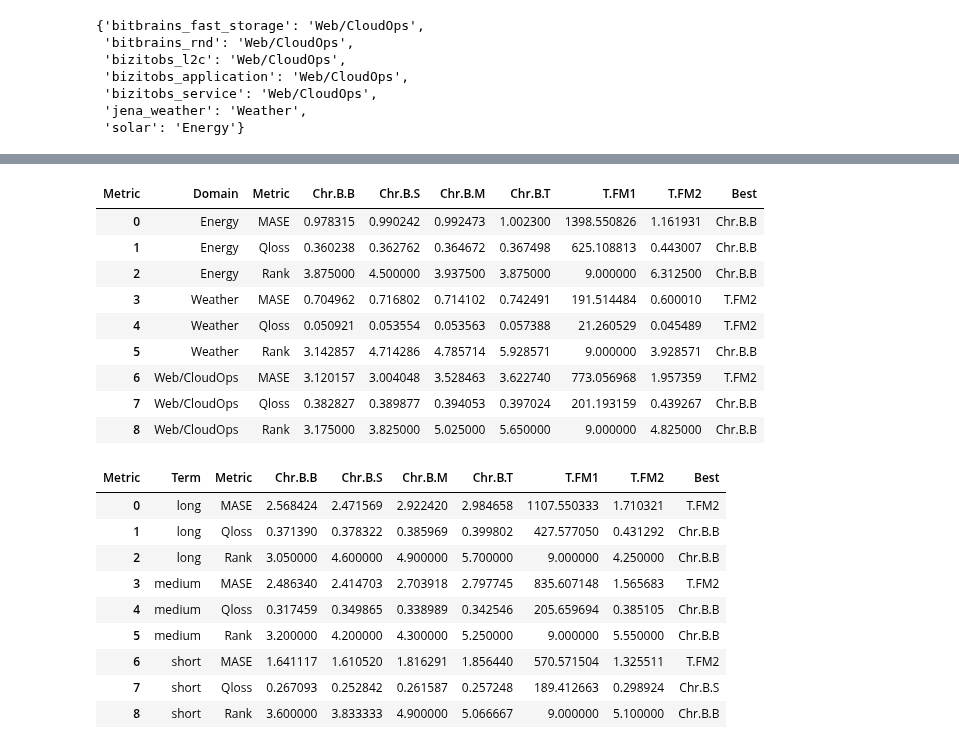
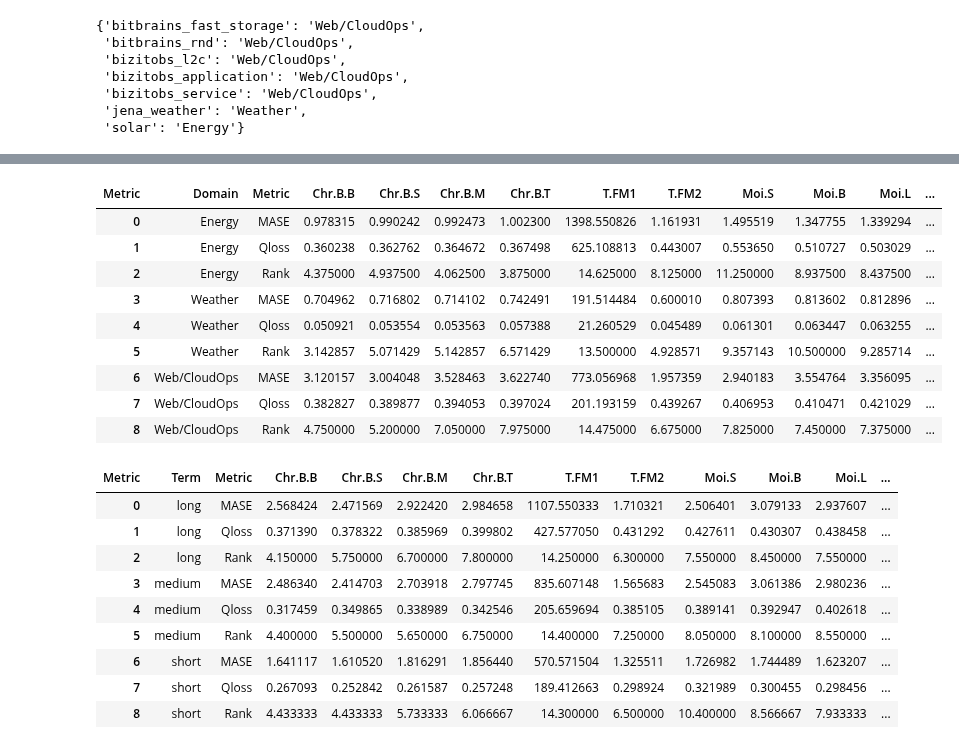
Before and after one commit to GiuliaGhisolfi/TSFM-ZeroShotEval, a Jupyter notebook: src/04_results.ipynb, the cells around one changed output, grey strips where cells are left out. Saved outputs shown, nothing was run; the diff lists cells and outputs as text; code cells hidden in the pictures.

```diff
--- a/src/04_results.ipynb
+++ b/src/04_results.ipynb
@@ -37,7 +49,7 @@ timesfm2_df = path_to_df(timesfm2_path)
 # %%
 # dataset with Mase
 all_df = pd.concat([chronos_base_df, chronos_small_df, chronos_mini_df, chronos_tiny_df,
-    timesfm1_df, timesfm2_df], ignore_index=True)
+    timesfm1_df, timesfm2_df,moirai_small_df, moirai_base_df, moirai_large_df, moirai_moe_small_df], ignore_index=True)
 
 all_df["MASE"] = pd.to_numeric(all_df["MASE"], errors="coerce")
 all_df["rank_MASE"] = all_df.groupby(["dataset"])["MASE"].rank(method="min")
@@ -128,7 +146,12 @@ def create_dataset_df(df, dataset_name):
                                             "chronos-bolt-mini": "Chr.B.M",
                                             "chronos_bolt_tiny": "Chr.B.T",
                                             "timesfm1": "T.FM1",
-                                            "timesfm2": "T.FM2"})
+                                            "timesfm2": "T.FM2",
+                                            "morai_small": "Moi.S",
+                                            "morai_base": "Moi.B",
+                                            "morai_large": "Moi.L",
+                                            "morai_moe_small": "Moi.M.S",
+                                            })
     dataset_df["Best"] = dataset_df.idxmin(axis=1) # add columns best
     return dataset_df
 
@@ -146,8 +169,10 @@ for name in dataset_names:
     dataset_df["dataset, frequency, term"] = name.replace("/", ", ")
 
     dataset_df = dataset_df.reset_index()
+    if "Moi.M.S" not in dataset_df.columns:
+        dataset_df["Moi.M.S"] = None
     dataset_df = dataset_df[["dataset, frequency, term", "index", "Chr.B.B", "Chr.B.S", "Chr.B.M",
-        "Chr.B.T", "T.FM1", "T.FM2", "Best"]]
+        "Chr.B.T", "T.FM1", "T.FM2", "Moi.S", "Moi.B", "Moi.L", "Moi.M.S", "Best"]]
     dataset_df = dataset_df.rename(columns={"index": "Metric"})
     dataset_df = dataset_df.rename_axis(index=" ")
 
@@ -218,7 +243,8 @@ final_df["Frequency"] = final_df["dataset, frequency, term"].apply(
     lambda x: x.split(", ")[1] if len(x.split(", ")) > 1 else "Unknown")
 
 final_df = final_df[["Dataset", "Domain", "Term", "Frequency", "Metric",
-    "Chr.B.B", "Chr.B.S", "Chr.B.M", "Chr.B.T", "T.FM1", "T.FM2", "Best"]]
+    "Chr.B.B", "Chr.B.S", "Chr.B.M", "Chr.B.T", "T.FM1", "T.FM2",
+    "Moi.S", "Moi.B", "Moi.L", "Moi.M.S", "Best"]]
 final_df
 # %% [output]
 | Metric | Dataset | Domain | Term | Frequency | Metric | Chr.B.B | Chr.B.S | Chr.B.M | Chr.B.T | T.FM1 | T.FM2 | ... |
@@ -237,26 +263,31 @@ final_df
 # %%
 domain_results = final_df.groupby(["Domain", "Metric"]).agg({
     "Chr.B.B": "mean",
     "Chr.B.S": "mean",
     "Chr.B.M": "mean",
     "Chr.B.T": "mean",
     "T.FM1": "mean",
-    "T.FM2": "mean"
+    "T.FM2": "mean",
+    "Moi.S": "mean",
+    "Moi.B": "mean",
+    "Moi.L": "mean",
+    "Moi.M.S": "mean",
 }).reset_index()
-domain_results["Best"] = domain_results[["Chr.B.B", "Chr.B.S", "Chr.B.M", "Chr.B.T", "T.FM1", "T.FM2"]].idxmin(axis=1)
+domain_results["Best"] = domain_results[["Chr.B.B", "Chr.B.S", "Chr.B.M", "Chr.B.T", "T.FM1", "T.FM2",
+    "Moi.S", "Moi.B", "Moi.L", "Moi.M.S",]].idxmin(axis=1)
 
 domain_results
 # %% [output]
-| Metric | Domain | Metric | Chr.B.B | Chr.B.S | Chr.B.M | Chr.B.T | T.FM1 | T.FM2 | Best |
-| 0 | Energy | MASE | 0.978315 | 0.990242 | 0.992473 | 1.002300 | 1398.550826 | 1.161931 | Chr.B.B |
-| 1 | Energy | Qloss | 0.360238 | 0.362762 | 0.364672 | 0.367498 | 625.108813 | 0.443007 | Chr.B.B |
-| 2 | Energy | Rank | 3.875000 | 4.500000 | 3.937500 | 3.875000 | 9.000000 | 6.312500 | Chr.B.B |
-| 3 | Weather | MASE | 0.704962 | 0.716802 | 0.714102 | 0.742491 | 191.514484 | 0.600010 | T.FM2 |
-| 4 | Weather | Qloss | 0.050921 | 0.053554 | 0.053563 | 0.057388 | 21.260529 | 0.045489 | T.FM2 |
-| 5 | Weather | Rank | 3.142857 | 4.714286 | 4.785714 | 5.928571 | 9.000000 | 3.928571 | Chr.B.B |
-| 6 | Web/CloudOps | MASE | 3.120157 | 3.004048 | 3.528463 | 3.622740 | 773.056968 | 1.957359 | T.FM2 |
-| 7 | Web/CloudOps | Qloss | 0.382827 | 0.389877 | 0.394053 | 0.397024 | 201.193159 | 0.439267 | Chr.B.B |
-| 8 | Web/CloudOps | Rank | 3.175000 | 3.825000 | 5.025000 | 5.650000 | 9.000000 | 4.825000 | Chr.B.B |
+| Metric | Domain | Metric | Chr.B.B | Chr.B.S | Chr.B.M | Chr.B.T | T.FM1 | T.FM2 | Moi.S | Moi.B | Moi.L | ... |
+| 0 | Energy | MASE | 0.978315 | 0.990242 | 0.992473 | 1.002300 | 1398.550826 | 1.161931 | 1.495519 | 1.347755 | 1.339294 | ... |
+| 1 | Energy | Qloss | 0.360238 | 0.362762 | 0.364672 | 0.367498 | 625.108813 | 0.443007 | 0.553650 | 0.510727 | 0.503029 | ... |
+| 2 | Energy | Rank | 4.375000 | 4.937500 | 4.062500 | 3.875000 | 14.625000 | 8.125000 | 11.250000 | 8.937500 | 8.437500 | ... |
+| 3 | Weather | MASE | 0.704962 | 0.716802 | 0.714102 | 0.742491 | 191.514484 | 0.600010 | 0.807393 | 0.813602 | 0.812896 | ... |
+| 4 | Weather | Qloss | 0.050921 | 0.053554 | 0.053563 | 0.057388 | 21.260529 | 0.045489 | 0.061301 | 0.063447 | 0.063255 | ... |
+| 5 | Weather | Rank | 3.142857 | 5.071429 | 5.142857 | 6.571429 | 13.500000 | 4.928571 | 9.357143 | 10.500000 | 9.285714 | ... |
+| 6 | Web/CloudOps | MASE | 3.120157 | 3.004048 | 3.528463 | 3.622740 | 773.056968 | 1.957359 | 2.940183 | 3.554764 | 3.356095 | ... |
+| 7 | Web/CloudOps | Qloss | 0.382827 | 0.389877 | 0.394053 | 0.397024 | 201.193159 | 0.439267 | 0.406953 | 0.410471 | 0.421029 | ... |
+| 8 | Web/CloudOps | Rank | 4.750000 | 5.200000 | 7.050000 | 7.975000 | 14.475000 | 6.675000 | 7.825000 | 7.450000 | 7.375000 | ... |
 # %%
 term_results = final_df.groupby(["Term", "Metric"]).agg({
     "Chr.B.B": "mean",
@@ -264,22 +295,27 @@ term_results = final_df.groupby(["Term", "Metric"]).agg({
     "Chr.B.M": "mean",
     "Chr.B.T": "mean",
     "T.FM1": "mean",
-    "T.FM2": "mean"
+    "T.FM2": "mean",
+    "Moi.S": "mean",
+    "Moi.B": "mean",
+    "Moi.L": "mean",
+    "Moi.M.S": "mean",
 }).reset_index()
-term_results["Best"] = term_results[["Chr.B.B", "Chr.B.S", "Chr.B.M", "Chr.B.T", "T.FM1", "T.FM2"]].idxmin(axis=1)
+term_results["Best"] = term_results[["Chr.B.B", "Chr.B.S", "Chr.B.M", "Chr.B.T", "T.FM1", "T.FM2",
+    "Moi.S", "Moi.B", "Moi.L", "Moi.M.S",]].idxmin(axis=1)
 
 term_results
 # %% [output]
-| Metric | Term | Metric | Chr.B.B | Chr.B.S | Chr.B.M | Chr.B.T | T.FM1 | T.FM2 | Best |
-| 0 | long | MASE | 2.568424 | 2.471569 | 2.922420 | 2.984658 | 1107.550333 | 1.710321 | T.FM2 |
-| 1 | long | Qloss | 0.371390 | 0.378322 | 0.385969 | 0.399802 | 427.577050 | 0.431292 | Chr.B.B |
-| 2 | long | Rank | 3.050000 | 4.600000 | 4.900000 | 5.700000 | 9.000000 | 4.250000 | Chr.B.B |
-| 3 | medium | MASE | 2.486340 | 2.414703 | 2.703918 | 2.797745 | 835.607148 | 1.565683 | T.FM2 |
-| 4 | medium | Qloss | 0.317459 | 0.349865 | 0.338989 | 0.342546 | 205.659694 | 0.385105 | Chr.B.B |
-| 5 | medium | Rank | 3.200000 | 4.200000 | 4.300000 | 5.250000 | 9.000000 | 5.550000 | Chr.B.B |
-| 6 | short | MASE | 1.641117 | 1.610520 | 1.816291 | 1.856440 | 570.571504 | 1.325511 | T.FM2 |
-| 7 | short | Qloss | 0.267093 | 0.252842 | 0.261587 | 0.257248 | 189.412663 | 0.298924 | Chr.B.S |
-| 8 | short | Rank | 3.600000 | 3.833333 | 4.900000 | 5.066667 | 9.000000 | 5.100000 | Chr.B.B |
+| Metric | Term | Metric | Chr.B.B | Chr.B.S | Chr.B.M | Chr.B.T | T.FM1 | T.FM2 | Moi.S | Moi.B | Moi.L | ... |
+| 0 | long | MASE | 2.568424 | 2.471569 | 2.922420 | 2.984658 | 1107.550333 | 1.710321 | 2.506401 | 3.079133 | 2.937607 | ... |
+| 1 | long | Qloss | 0.371390 | 0.378322 | 0.385969 | 0.399802 | 427.577050 | 0.431292 | 0.427611 | 0.430307 | 0.438458 | ... |
+| 2 | long | Rank | 4.150000 | 5.750000 | 6.700000 | 7.800000 | 14.250000 | 6.300000 | 7.550000 | 8.450000 | 7.550000 | ... |
+| 3 | medium | MASE | 2.486340 | 2.414703 | 2.703918 | 2.797745 | 835.607148 | 1.565683 | 2.545083 | 3.061386 | 2.980236 | ... |
+| 4 | medium | Qloss | 0.317459 | 0.349865 | 0.338989 | 0.342546 | 205.659694 | 0.385105 | 0.389141 | 0.392947 | 0.402618 | ... |
+| 5 | medium | Rank | 4.400000 | 5.500000 | 5.650000 | 6.750000 | 14.400000 | 7.250000 | 8.050000 | 8.100000 | 8.550000 | ... |
+| 6 | short | MASE | 1.641117 | 1.610520 | 1.816291 | 1.856440 | 570.571504 | 1.325511 | 1.726982 | 1.744489 | 1.623207 | ... |
+| 7 | short | Qloss | 0.267093 | 0.252842 | 0.261587 | 0.257248 | 189.412663 | 0.298924 | 0.321989 | 0.300455 | 0.298456 | ... |
+| 8 | short | Rank | 4.433333 | 4.433333 | 5.733333 | 6.066667 | 14.300000 | 6.500000 | 10.400000 | 8.566667 | 7.933333 | ... |
 # %%
 frequency_results = final_df.groupby(["Frequency", "Metric"]).agg({
     "Chr.B.B": "mean",
```
Also changed, not shown: parts of 13 cells of this notebook, 3 other files.
